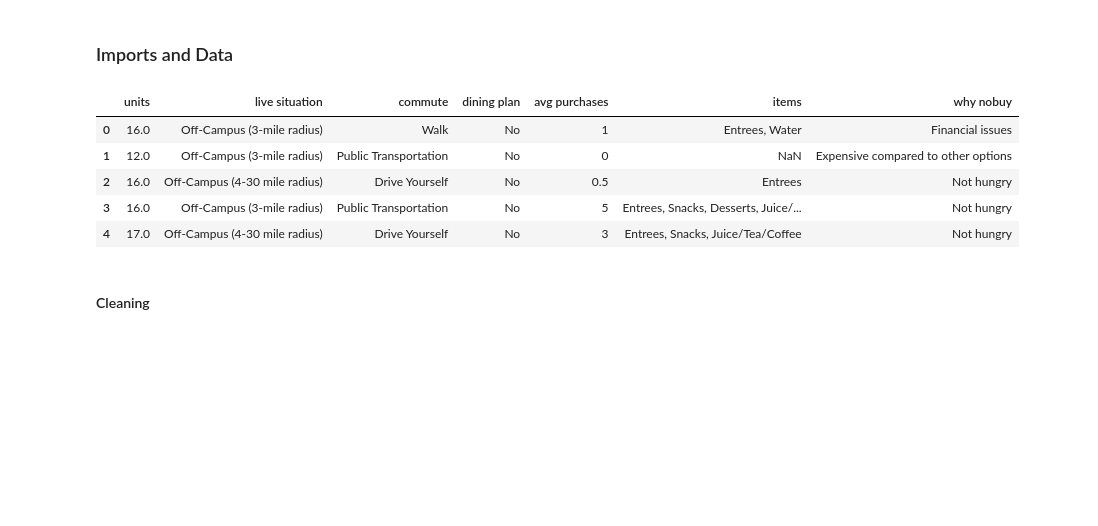
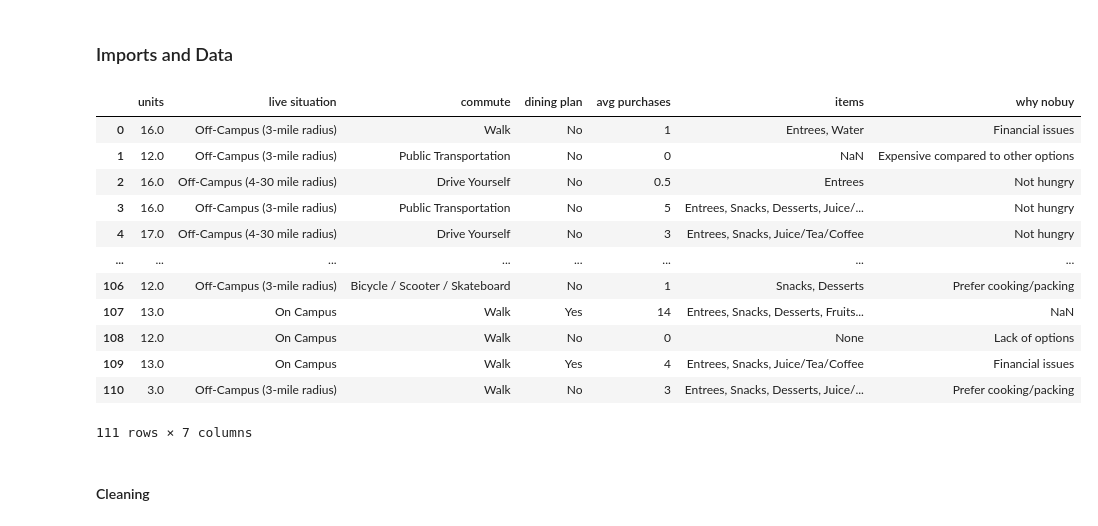
Before and after one commit to PikaSannnnn/cs105minproject, a Jupyter notebook: Stephen.ipynb, the cells around one changed output. Cells and saved outputs as stored; diff of their text form; code cells hidden in the pictures; blank space fills up the shorter version.

```diff
--- a/Stephen.ipynb
+++ b/Stephen.ipynb
@@ -12,28 +12,37 @@ import plotly.graph_objects as go
 # %%
 raw_data = pd.read_csv("CS105Fall2022.csv")
 data = pd.DataFrame(raw_data[['18. How many units are you taking currently?',
                '54. What is your current living situation?',
                '55. How do you commute to school?',
                '56. Do you have a UCR dining plan?',
                '57. How many times a week do you purchase food or drinks from somewhere on campus?',
                '58. What items do you purchase?',
                '59. What is the biggest reason you do not purchase more food and drinks on campus?']])
 data.rename(columns={'18. How many units are you taking currently?' : 'units',
                '54. What is your current living situation?': 'live situation',
                '55. How do you commute to school?' : 'commute',
                '56. Do you have a UCR dining plan?' : 'dining plan',
                '57. How many times a week do you purchase food or drinks from somewhere on campus?' : 'avg purchases',
                '58. What items do you purchase?' : 'items',
                '59. What is the biggest reason you do not purchase more food and drinks on campus?' : 'why nobuy'},
             inplace=True)
-data.head()
+max_num = np.shape(data)[0]
+# pd.set_option('display.max_rows', 500)   # For testing
+data
 # %% [output]
 |  | units | live situation | commute | dining plan | avg purchases | items | why nobuy |
 | 0 | 16.0 | Off-Campus (3-mile radius) | Walk | No | 1 | Entrees, Water | Financial issues |
 | 1 | 12.0 | Off-Campus (3-mile radius) | Public Transportation | No | 0 | NaN | Expensive compared to other options |
 | 2 | 16.0 | Off-Campus (4-30 mile radius) | Drive Yourself | No | 0.5 | Entrees | Not hungry |
 | 3 | 16.0 | Off-Campus (3-mile radius) | Public Transportation | No | 5 | Entrees, Snacks, Desserts, Juice/... | Not hungry |
 | 4 | 17.0 | Off-Campus (4-30 mile radius) | Drive Yourself | No | 3 | Entrees, Snacks, Juice/Tea/Coffee | Not hungry |
+| ... | ... | ... | ... | ... | ... | ... | ... |
+| 106 | 12.0 | Off-Campus (3-mile radius) | Bicycle / Scooter / Skateboard | No | 1 | Snacks, Desserts | Prefer cooking/packing |
+| 107 | 13.0 | On Campus | Walk | Yes | 14 | Entrees, Snacks, Desserts, Fruits... | NaN |
+| 108 | 12.0 | On Campus | Walk | No | 0 | None | Lack of options |
+| 109 | 13.0 | On Campus | Walk | Yes | 4 | Entrees, Snacks, Juice/Tea/Coffee | Financial issues |
+| 110 | 3.0 | Off-Campus (3-mile radius) | Walk | No | 3 | Entrees, Snacks, Desserts, Juice/... | Prefer cooking/packing |
+111 rows × 7 columns
 # %% [markdown]
 #### Cleaning
 # %%
```
Also changed, not shown: parts of 17 cells of this notebook, 1 other file.
